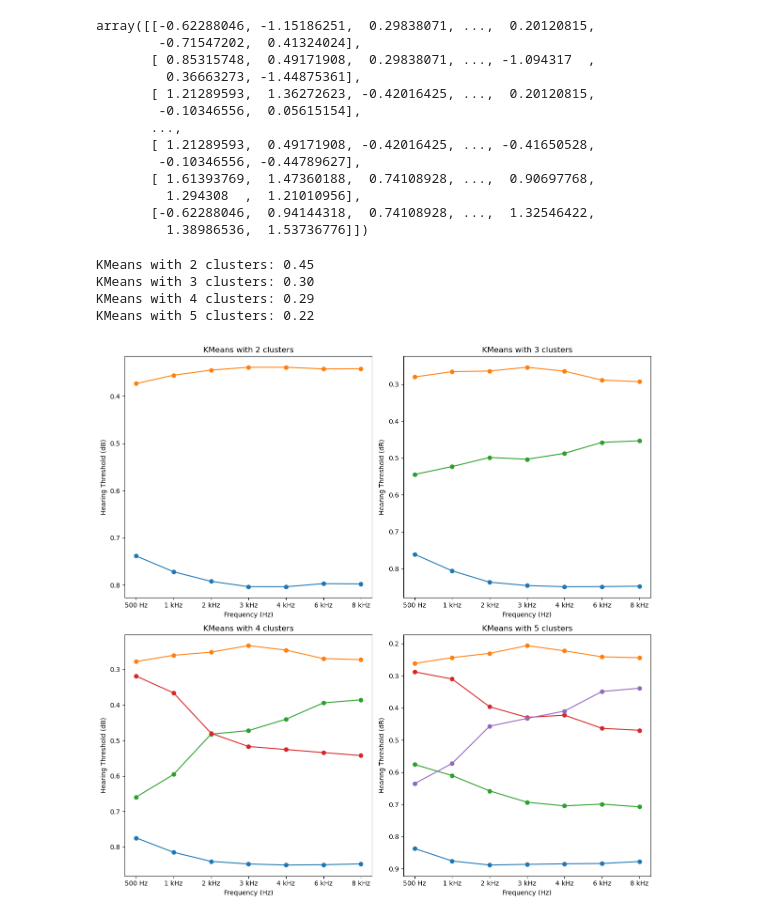
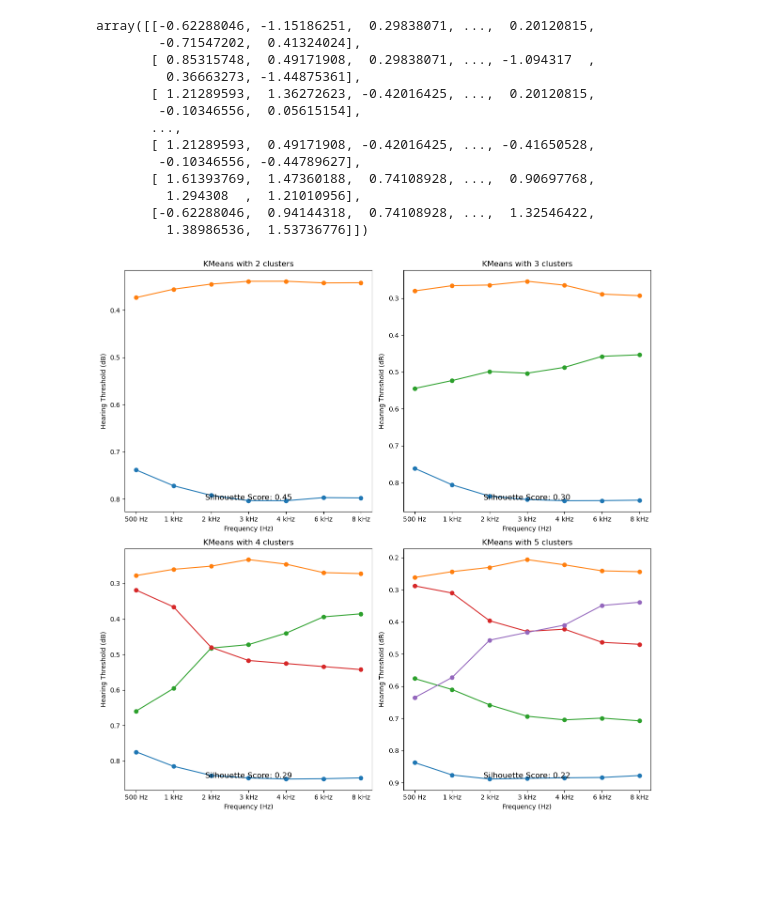
Before and after one commit to BruciiZ/hearing-clustering, a Jupyter notebook: code/K-Means_Long.ipynb, the cells around one changed output. Drawn from its saved outputs; the diff is of its cells as text; code cells hidden in the pictures; blank space fills up the shorter version.

```diff
--- a/code/K-Means_Long.ipynb
+++ b/code/K-Means_Long.ipynb
@@ -182,35 +184,32 @@ array([[-0.62288046, -1.15186251,  0.29838071, ...,  0.20120815,
 # %%
 # Fit the K-Means algorithm with n clusters = 2, 3, 4, 5
 
 fig, ax = plt.subplots(2, 2, figsize=(12, 12))
 
 for i in range(2, 6):
     # Initialize the KMeans object
     kmeans = KMeans(n_clusters=i, random_state=42, n_init='auto')
     kmeans.fit(ranked_ear_data)
 
     # Extract the centroids
     # centroids = scaler.inverse_transform(kmeans.cluster_centers_)
     centroids = kmeans.cluster_centers_
     centroids_df = pd.DataFrame(centroids, columns=cleaned_ear_data.columns)
 
     # Plot the line plot
     row = (i - 2) // 2
     col = (i - 2) % 2
     ax[row, col].plot(centroids_df.T, marker='o')
     ax[row, col].set_title(f'KMeans with {i} clusters')
     ax[row, col].set_xlabel('Frequency (Hz)')
     ax[row, col].set_ylabel('Hearing Threshold (dB)')
     ax[row, col].invert_yaxis()
 
-    # Print out the silhouette score
-    print(f'KMeans with {i} clusters: {silhouette_score(ranked_ear_data, kmeans.labels_):.2f}')
+    # Annotate the Silhouette Score
+    ax[row, col].annotate(f'Silhouette Score: {silhouette_score(scaled_data, kmeans.labels_):.2f}',
+                          xy=(0.5, 0.05), xycoords='axes fraction', ha='center', fontsize=12)
 
 plt.tight_layout()
 plt.show()
 # %% [output]
-KMeans with 2 clusters: 0.45
-KMeans with 3 clusters: 0.30
-KMeans with 4 clusters: 0.29
-KMeans with 5 clusters: 0.22
-[figure, old version]
+[figure, new version]
```
Also changed, not shown: parts of 2 cells of this notebook, 4 other files.
